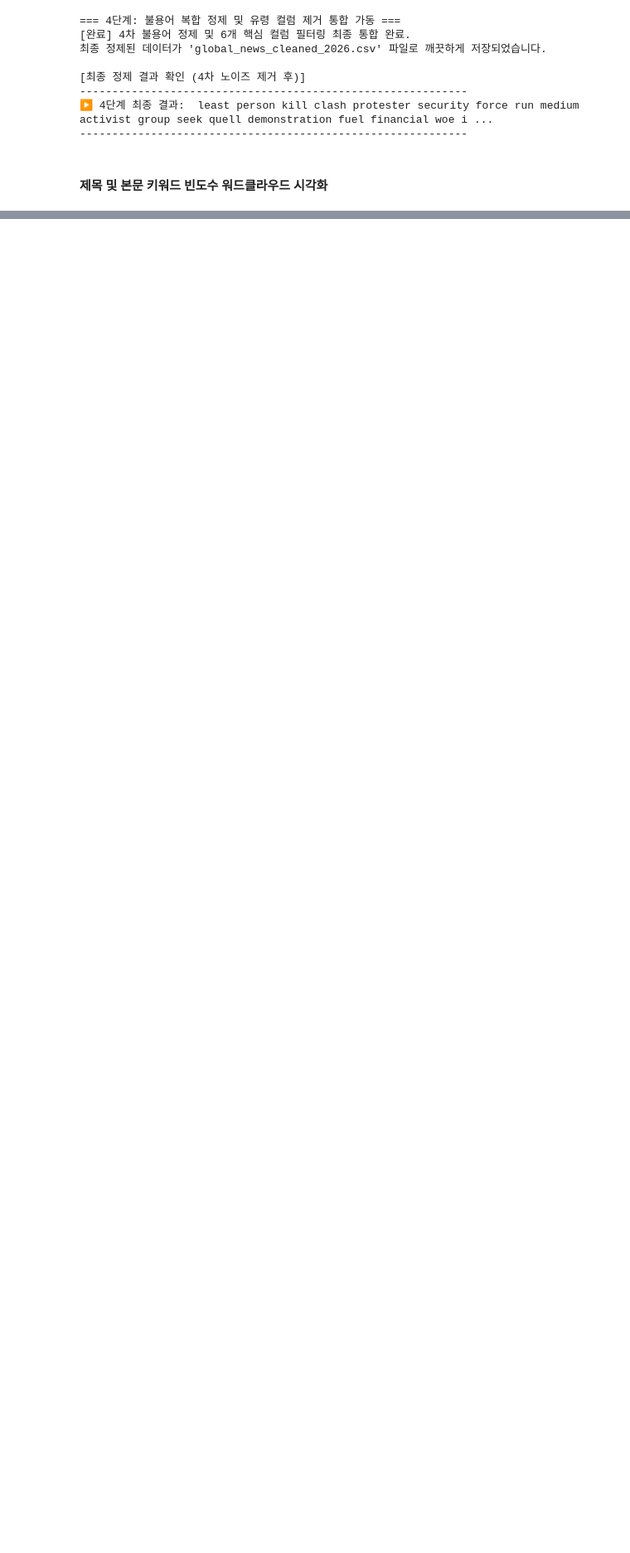
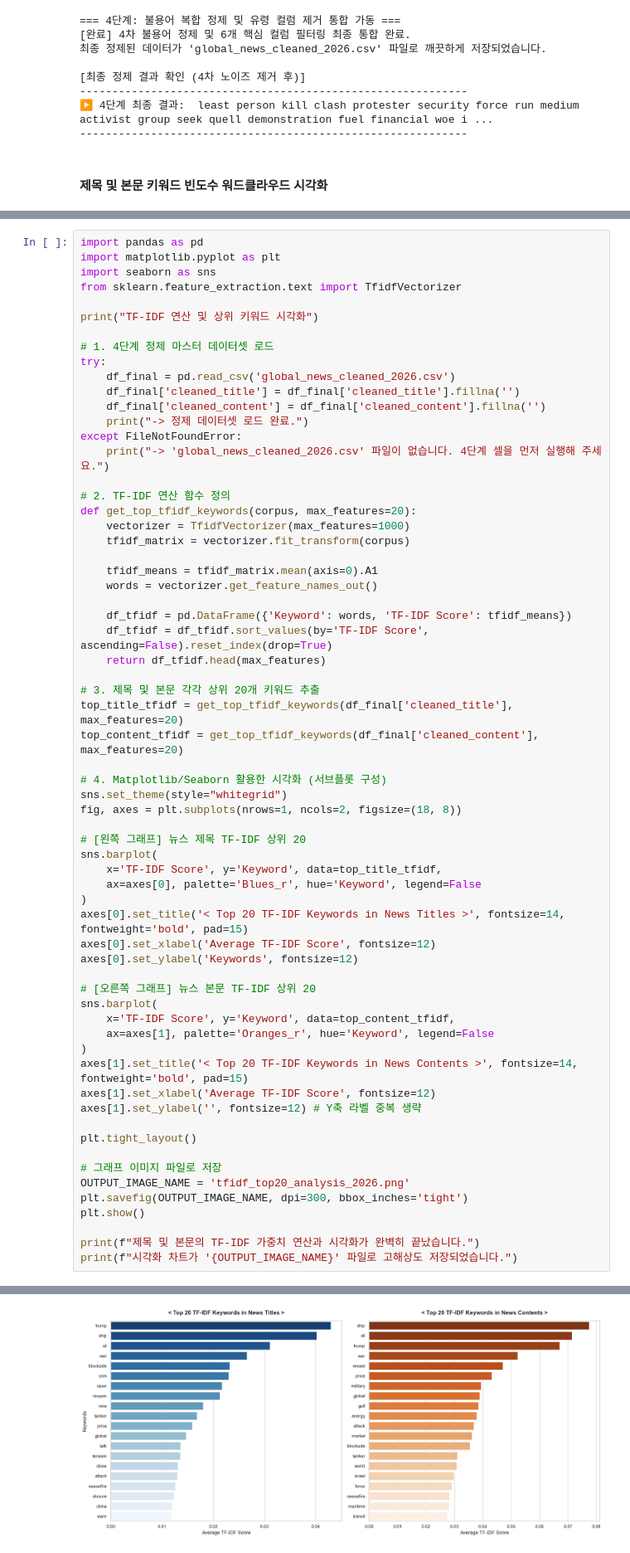
Before and after one commit to taehatae/Crawling_practice, a Jupyter notebook: 기말고사프로젝트/기말고사프로젝트_황태하.ipynb, the cells around one changed output, grey strips where cells are left out. Shown at 83% size. Drawn from its saved outputs; the diff is of its cells as text; blank space fills up the shorter version.

```diff
--- a/기말고사프로젝트/기말고사프로젝트_황태하.ipynb
+++ b/기말고사프로젝트/기말고사프로젝트_황태하.ipynb
@@ -746,0 +749,65 @@ print("[완료] 제목 및 본문 워드클라우드 시각화가 성공적으
+# %%
+import pandas as pd
+import matplotlib.pyplot as plt
+import seaborn as sns
+from sklearn.feature_extraction.text import TfidfVectorizer
+
+print("TF-IDF 연산 및 상위 키워드 시각화")
+
+# 1. 4단계 정제 마스터 데이터셋 로드
+try:
+    df_final = pd.read_csv('global_news_cleaned_2026.csv')
+    df_final['cleaned_title'] = df_final['cleaned_title'].fillna('')
+    df_final['cleaned_content'] = df_final['cleaned_content'].fillna('')
+    print("-> 정제 데이터셋 로드 완료.")
+except FileNotFoundError:
+    print("-> 'global_news_cleaned_2026.csv' 파일이 없습니다. 4단계 셀을 먼저 실행해 주세요.")
+
+# 2. TF-IDF 연산 함수 정의
+def get_top_tfidf_keywords(corpus, max_features=20):
+    vectorizer = TfidfVectorizer(max_features=1000)
+    tfidf_matrix = vectorizer.fit_transform(corpus)
+
+    tfidf_means = tfidf_matrix.mean(axis=0).A1
+    words = vectorizer.get_feature_names_out()
+
+    df_tfidf = pd.DataFrame({'Keyword': words, 'TF-IDF Score': tfidf_means})
+    df_tfidf = df_tfidf.sort_values(by='TF-IDF Score', ascending=False).reset_index(drop=True)
+    return df_tfidf.head(max_features)
+
+# 3. 제목 및 본문 각각 상위 20개 키워드 추출
+top_title_tfidf = get_top_tfidf_keywords(df_final['cleaned_title'], max_features=20)
+top_content_tfidf = get_top_tfidf_keywords(df_final['cleaned_content'], max_features=20)
+
+# 4. Matplotlib/Seaborn 활용한 시각화 (서브플롯 구성)
+sns.set_theme(style="whitegrid")
+fig, axes = plt.subplots(nrows=1, ncols=2, figsize=(18, 8))
+
+# [왼쪽 그래프] 뉴스 제목 TF-IDF 상위 20
+sns.barplot(
+    x='TF-IDF Score', y='Keyword', data=top_title_tfidf,
+    ax=axes[0], palette='Blues_r', hue='Keyword', legend=False
+)
+axes[0].set_title('< Top 20 TF-IDF Keywords in News Titles >', fontsize=14, fontweight='bold', pad=15)
+axes[0].set_xlabel('Average TF-IDF Score', fontsize=12)
+axes[0].set_ylabel('Keywords', fontsize=12)
+
+# [오른쪽 그래프] 뉴스 본문 TF-IDF 상위 20
+sns.barplot(
+    x='TF-IDF Score', y='Keyword', data=top_content_tfidf,
+    ax=axes[1], palette='Oranges_r', hue='Keyword', legend=False
+)
+axes[1].set_title('< Top 20 TF-IDF Keywords in News Contents >', fontsize=14, fontweight='bold', pad=15)
+axes[1].set_xlabel('Average TF-IDF Score', fontsize=12)
+axes[1].set_ylabel('', fontsize=12) # Y축 라벨 중복 생략
+
+plt.tight_layout()
+
+# 그래프 이미지 파일로 저장
+OUTPUT_IMAGE_NAME = 'tfidf_top20_analysis_2026.png'
+plt.savefig(OUTPUT_IMAGE_NAME, dpi=300, bbox_inches='tight')
+plt.show()
+
+print(f"제목 및 본문의 TF-IDF 가중치 연산과 시각화가 완벽히 끝났습니다.")
+print(f"시각화 차트가 '{OUTPUT_IMAGE_NAME}' 파일로 고해상도 저장되었습니다.")
+# %% [output]
@@ -746,0 +816 @@ print("[완료] 제목 및 본문 워드클라우드 시각화가 성공적으
+[figure, added]
```
Also changed, not shown: parts of 4 cells of this notebook, 1 other file.
